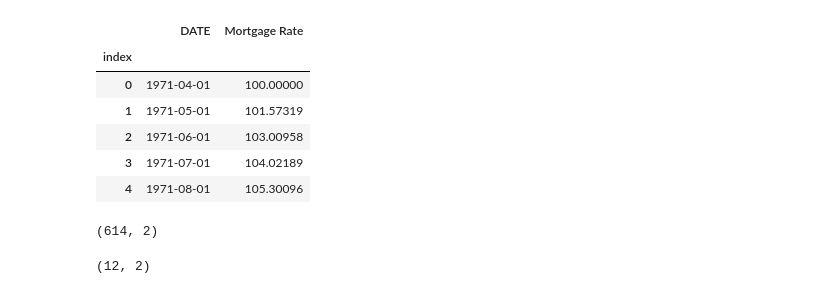
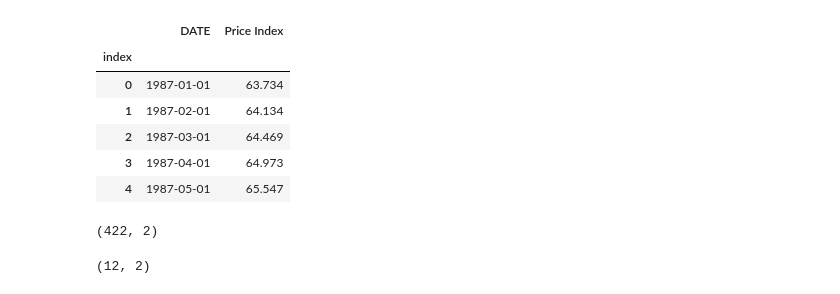
Before and after one commit to CptSasquatch/project-4, a Jupyter notebook: jason/us_housing_forecasting.ipynb, the cells around one changed output. Cells and saved outputs as stored; diff of their text form; code cells hidden in the pictures.

```diff
--- a/jason/us_housing_forecasting.ipynb
+++ b/jason/us_housing_forecasting.ipynb
@@ -16,26 +16,26 @@ import pyaf.ForecastEngine as autof
 # %%
 
 # Read in the data
-df = pd.read_csv('data/MORTGAGE30US.csv')
+df = pd.read_csv('data/CSUSHPINSA.csv')
 df['DATE'] = df['DATE'].apply(lambda x : datetime.datetime.strptime(x, "%Y-%m-%d"))
 # add a unique index column
 df['index'] = range(0, len(df))
 df.set_index('index', inplace=True)
-# rename the 'MORTGAGE30US' column to 'Mortgage Rate'
-df.rename(columns={'MORTGAGE30US_NBD19710401': 'Mortgage Rate'}, inplace=True)
+# rename the 'CSUSHPINSA' column to 'Price Index'
+df.rename(columns={'CSUSHPINSA': 'Price Index'}, inplace=True)
 # remove the last row
 df = df[:-1]
-# convert the 'Mortgage Rate' column to a float
-df['Mortgage Rate'] = df['Mortgage Rate'].astype(float)
+# convert the 'Price Index' column to a float
+df['Price Index'] = df['Price Index'].astype(float)
 df.head()
 # %% [output]
-|  | DATE | Mortgage Rate |
+|  | DATE | Price Index |
 | index |  |  |
-| 0 | 1971-04-01 | 100.00000 |
-| 1 | 1971-05-01 | 101.57319 |
-| 2 | 1971-06-01 | 103.00958 |
-| 3 | 1971-07-01 | 104.02189 |
-| 4 | 1971-08-01 | 105.30096 |
+| 0 | 1987-01-01 | 63.734 |
+| 1 | 1987-02-01 | 64.134 |
+| 2 | 1987-03-01 | 64.469 |
+| 3 | 1987-04-01 | 64.973 |
+| 4 | 1987-05-01 | 65.547 |
 # %%
 # split the data into train and test sets
 train = df.iloc[:len(df)-12]
@@ -44,7 +44,7 @@ horizon = len(test)
 # %%
 train.shape
 # %% [output]
-(614, 2)
+(422, 2)
 # %%
 test.shape
 # %% [output]
```
Also changed, not shown: parts of 12 cells of this notebook, 2 other files.
